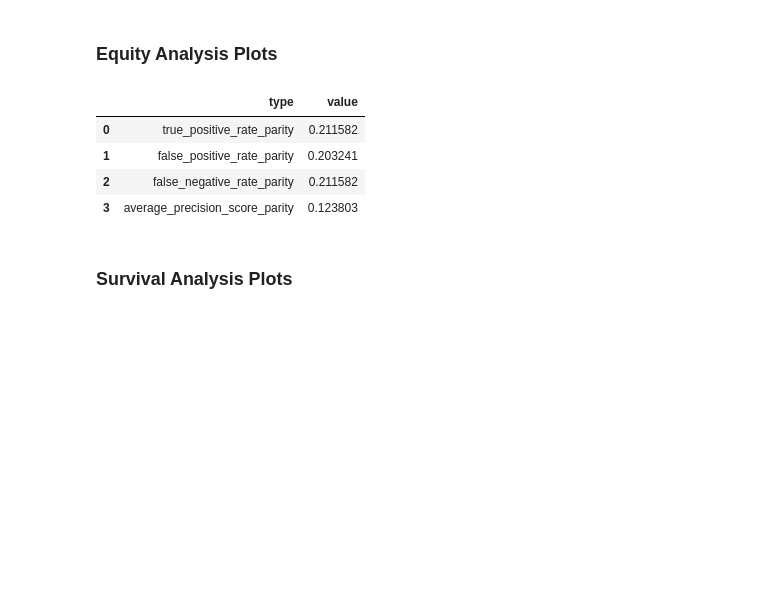
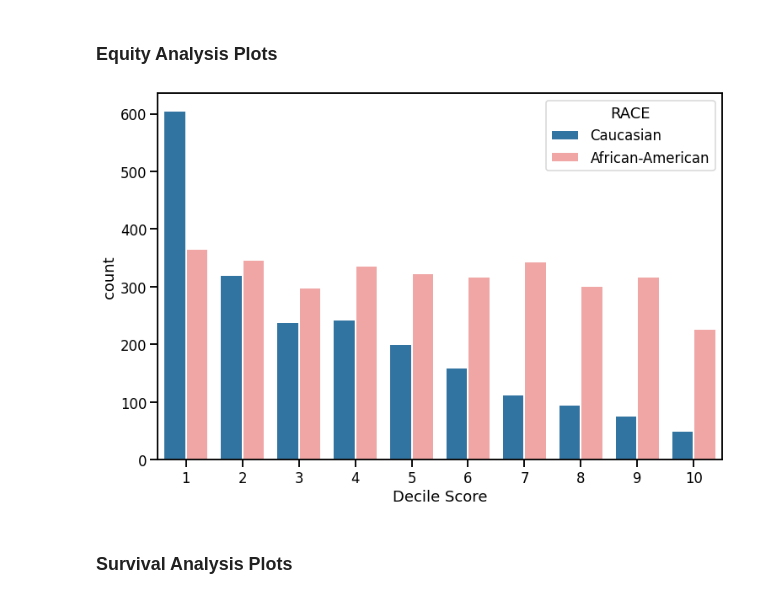
Before and after one commit to IanAtCredo/2022_Stanford_AI_Audit, a Jupyter notebook: lens_analysis.ipynb, the cells around one changed output. Saved outputs shown, nothing was run; the diff lists cells and outputs as text; code cells hidden in the pictures; blank space fills up the shorter version.

```diff
--- a/lens_analysis.ipynb
+++ b/lens_analysis.ipynb
@@ -114,13 +115,13 @@ evaluator_keys
 # %% [markdown]
 ### Equity Analysis Plots
 # %%
-lens.get_results()[evaluator_keys[1]][0]
+results = lens.get_results()[evaluator_keys[3]][1]
+decile_histograms = plt.figure(figsize=(12, 8))
+sns.barplot(data=results, x='predicted probability two_year_recid', y='count', hue='RACE', palette=palette[1:3], edgecolor='w', lw=2)
+plt.xlabel("Decile Score")
+decile_histograms.savefig('plots/decile_histograms.png')
 # %% [output]
-|  | type | value |
-| 0 | true_positive_rate_parity | 0.211582 |
-| 1 | false_positive_rate_parity | 0.203241 |
-| 2 | false_negative_rate_parity | 0.211582 |
-| 3 | average_precision_score_parity | 0.123803 |
+[figure, added]
 # %% [markdown]
 ### Survival Analysis Plots
 # %%
```
Also changed, not shown: parts of 6 cells of this notebook, 2 other files.
